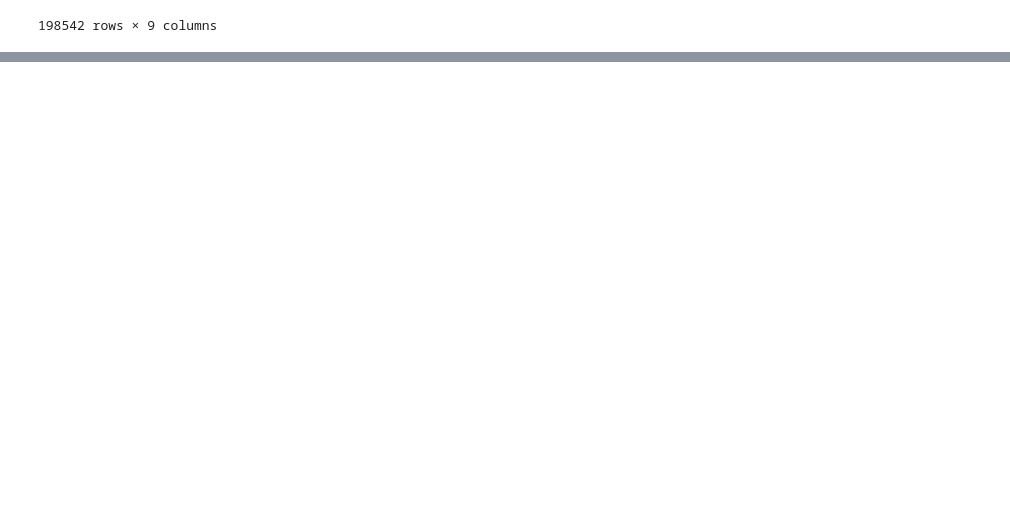
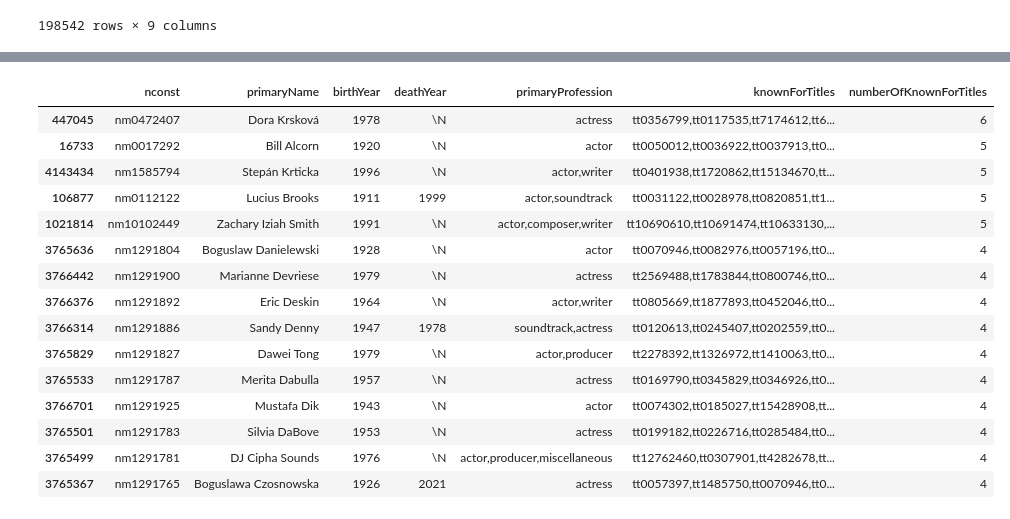
Before and after one commit to BerengerQueune/ABC-Data, a Jupyter notebook: Bérenger/Code.ipynb, the cells around one changed output, grey strips where cells are left out. Saved outputs shown, nothing was run; the diff lists cells and outputs as text; code cells hidden in the pictures; blank space fills up the shorter version.

```diff
--- a/Bérenger/Code.ipynb
+++ b/Bérenger/Code.ipynb
@@ -371,0 +321,9 @@ basics_df10
+# %%
+# Quels sont les acteurs les plus présents ?
+# étape 1 : nettoyage de la data base
+name_df2 = name_df.dropna(axis=0)
+name_df3 = name_df2[name_df2['primaryProfession'] != '\\N']
+name_df4 = name_df3[name_df3['birthYear'] != '\\N']
+name_df5 = name_df4[name_df4['knownForTitles'] != '\\N']
+name_df6 = name_df5[name_df5['primaryProfession'].str.contains('actor|actress')]
+name_df6
@@ -371,0 +344,24 @@ basics_df10
+# %%
+# Quels sont les acteurs les plus présents ?
+# étape 2 : count how many times "tt" appears in the column knownForTitles and add result as a new column
+# based on imdb website, Bradd Pitt is credited on 83 movies while in this database, he has only 4 titles in the column knownForTitles.
+
+name_df6['numberOfKnownForTitles'] = name_df6['knownForTitles'].str.count("tt")
+name_df6.sort_values(by=['numberOfKnownForTitles'], ascending=False).head(15)
+# %% [output]
+|  | nconst | primaryName | birthYear | deathYear | primaryProfession | knownForTitles | numberOfKnownForTitles |
+| 447045 | nm0472407 | Dora Krsková | 1978 | \N | actress | tt0356799,tt0117535,tt7174612,tt6... | 6 |
+| 16733 | nm0017292 | Bill Alcorn | 1920 | \N | actor | tt0050012,tt0036922,tt0037913,tt0... | 5 |
+| 4143434 | nm1585794 | Stepán Krticka | 1996 | \N | actor,writer | tt0401938,tt1720862,tt15134670,tt... | 5 |
+| 106877 | nm0112122 | Lucius Brooks | 1911 | 1999 | actor,soundtrack | tt0031122,tt0028978,tt0820851,tt1... | 5 |
+| 1021814 | nm10102449 | Zachary Iziah Smith | 1991 | \N | actor,composer,writer | tt10690610,tt10691474,tt10633130,... | 5 |
+| 3765636 | nm1291804 | Boguslaw Danielewski | 1928 | \N | actor | tt0070946,tt0082976,tt0057196,tt0... | 4 |
+| 3766442 | nm1291900 | Marianne Devriese | 1979 | \N | actress | tt2569488,tt1783844,tt0800746,tt0... | 4 |
+| 3766376 | nm1291892 | Eric Deskin | 1964 | \N | actor,writer | tt0805669,tt1877893,tt0452046,tt0... | 4 |
+| 3766314 | nm1291886 | Sandy Denny | 1947 | 1978 | soundtrack,actress | tt0120613,tt0245407,tt0202559,tt0... | 4 |
+| 3765829 | nm1291827 | Dawei Tong | 1979 | \N | actor,producer | tt2278392,tt1326972,tt1410063,tt0... | 4 |
+| 3765533 | nm1291787 | Merita Dabulla | 1957 | \N | actress | tt0169790,tt0345829,tt0346926,tt0... | 4 |
+| 3766701 | nm1291925 | Mustafa Dik | 1943 | \N | actor | tt0074302,tt0185027,tt15428908,tt... | 4 |
+| 3765501 | nm1291783 | Silvia DaBove | 1953 | \N | actress | tt0199182,tt0226716,tt0285484,tt0... | 4 |
+| 3765499 | nm1291781 | DJ Cipha Sounds | 1976 | \N | actor,producer,miscellaneous | tt12762460,tt0307901,tt4282678,tt... | 4 |
+| 3765367 | nm1291765 | Boguslawa Czosnowska | 1926 | 2021 | actress | tt0057397,tt1485750,tt0070946,tt0... | 4 |
```
Also changed, not shown: parts of 20 cells of this notebook.
